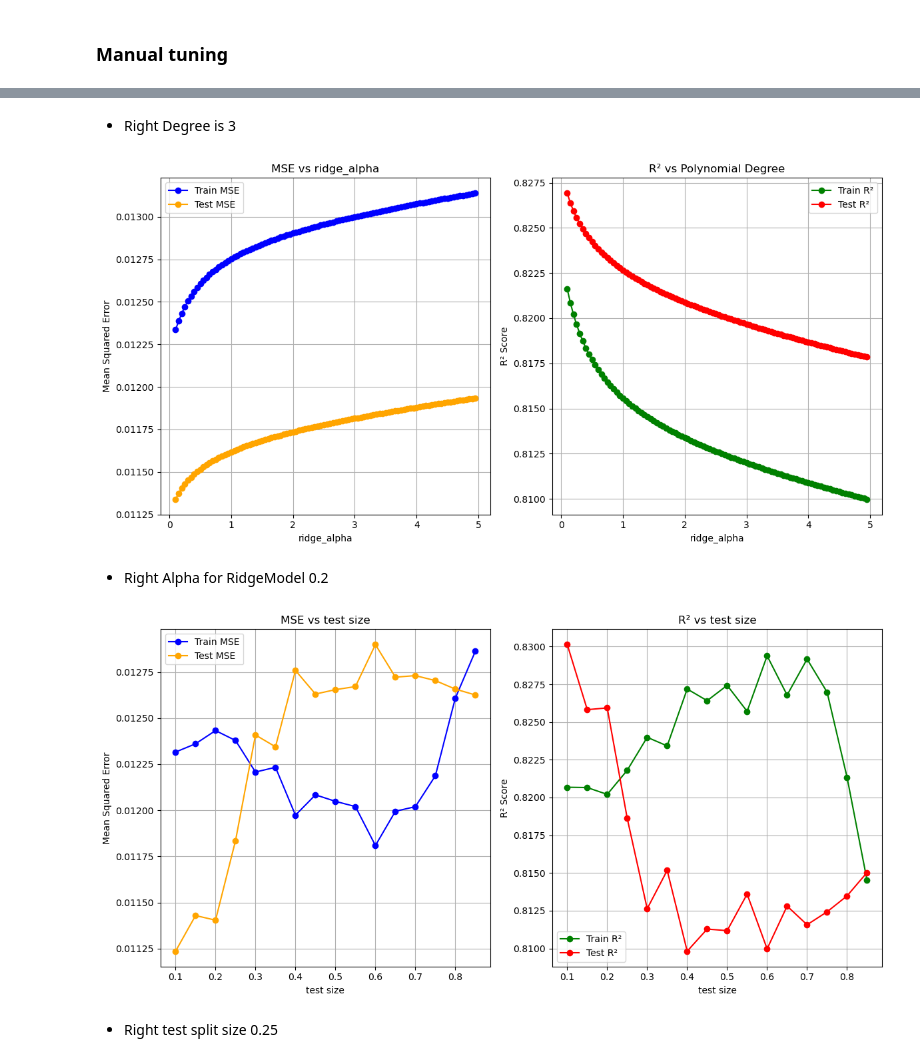
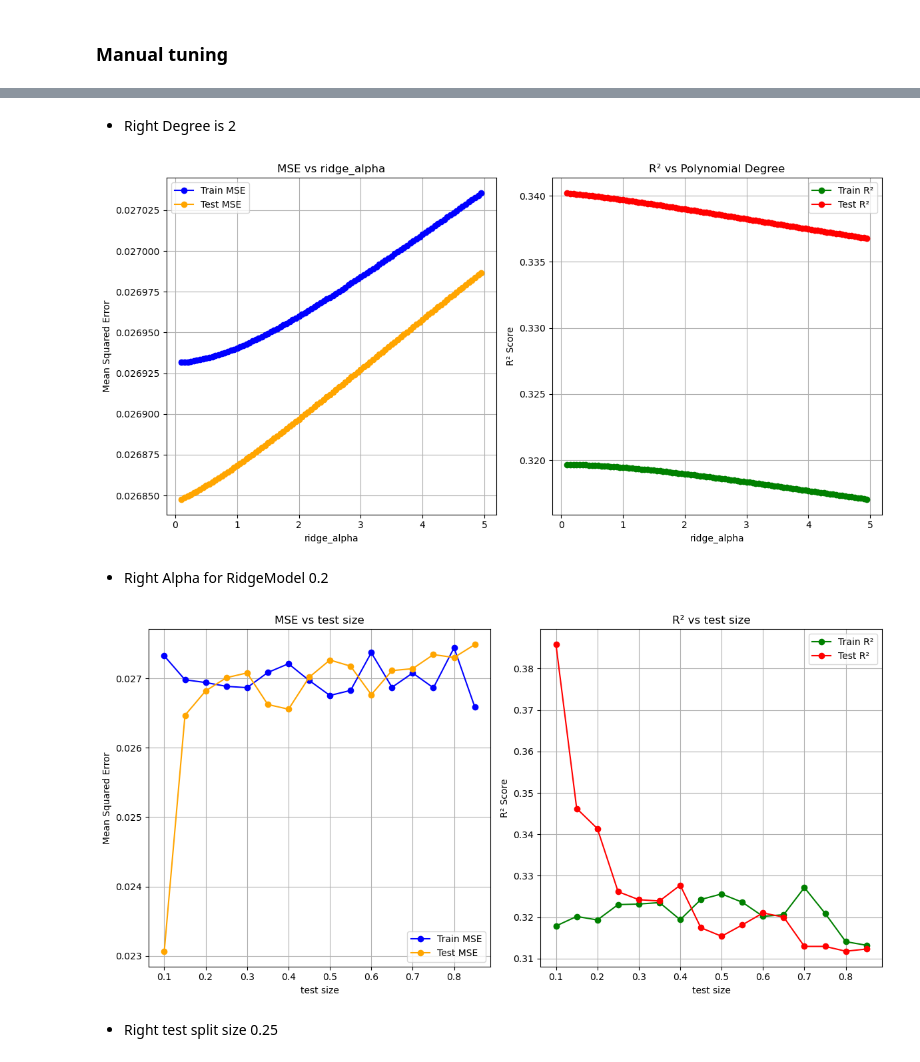
Before and after one commit to aash1999/Commercial-Buildings-Energy-Consumption-Survey, a Jupyter notebook: codes/EDAQ3_Aakash.ipynb, the cells around one changed output, grey strips where cells are left out. Saved outputs shown, nothing was run; the diff lists cells and outputs as text; code cells hidden in the pictures.

```diff
--- a/codes/EDAQ3_Aakash.ipynb
+++ b/codes/EDAQ3_Aakash.ipynb
@@ -389,7 +484,7 @@ def feature_engineering(df, cat_cols, cont_cols, target_colm, poly_degree = 1):
     # print(f"Shape after feature engineering: {df_transformed.shape}")
     return df_transformed
 
-df_transformed = feature_engineering(df_encoded, cat_cols, cont_cols, target_col,2)
+df_transformed = feature_engineering(df_encoded.copy(), cat_cols, cont_cols, target_col,2)
 # %%
 import pandas as pd
 import numpy as np
@@ -474,7 +569,7 @@ def remove_duplicate_columns(df):
     return df_no_name_duplicates
 
 # Apply the updated function
-df_transformed = remove_duplicate_columns(df_transformed)
+df_transformed = remove_duplicate_columns(df_encoded)
 # %%
 significant_features = list(set(significant_features))
 l = significant_features + [target_col]
@@ -573,0 +742,39 @@ X_train, X_test, y_train, y_test = train_test_split(
+# %%
+import pandas as pd
+import numpy as np
+import statsmodels.api as sm
+from sklearn.model_selection import train_test_split
+from sklearn.metrics import mean_squared_error, r2_score
+
+
+# Add an intercept to the model
+X_train_sm = sm.add_constant(X_train)
+X_test_sm = sm.add_constant(X_test)
+
+# Fit the GLM
+glm = sm.GLM(y_train, X_train_sm, family=sm.families.Gaussian())
+glm_results = glm.fit()
+
+# Model summary
+print(glm_results.summary())
+
+# Predictions
+y_pred = glm_results.predict(X_test_sm)
+
+# Evaluation
+mse = mean_squared_error(y_test, y_pred)
+r2 = r2_score(y_test, y_pred)
+
+print(f"Mean Squared Error: {mse:.4f}")
+print(f"R-squared Score: {r2:.4f}")
+
+# Scatter plot of predictions vs actual
+import matplotlib.pyplot as plt
+
+plt.scatter(y_test, y_pred, alpha=0.7)
+plt.plot([y_test.min(), y_test.max()], [y_test.min(), y_test.max()], 'r--', lw=2)  # Line of perfect prediction
+
+plt.xlabel("Actual Values")
+plt.ylabel("Predicted Values")
+plt.title("Actual vs Predicted (GLM)")
+plt.show()
@@ -892,5 +1118,5 @@ plt.show()
 # %% [markdown]
-- Right Degree is 3
+- Right Degree is 2
 # %%
 import matplotlib.pyplot as plt
 
@@ -905,7 +1131,7 @@ ridge_alpha = np.arange(0.1, 5, 0.05)
 
 for alpha in ridge_alpha:
     # Generate polynomial features of the current degree
-    df_transformed = feature_engineering(df_encoded, cat_cols, cont_cols, target_col, poly_degree=3)
+    df_transformed = feature_engineering(df_encoded, cat_cols, cont_cols, target_col, poly_degree=2)
 
     # Identify significant features using OLS
     significant_features = run_ols(df_transformed, target_col, False)
@@ -927,34 +1153,34 @@ for alpha in ridge_alpha:
     mse_test_results.append(mse_test)
     r2_train_results.append(r2_train)
     r2_test_results.append(r2_test)
 
 # Plot MSE and R² for training and testing sets
 plt.figure(figsize=(12, 6))
 
 # Plot MSE
 plt.subplot(1, 2, 1)
 plt.plot(ridge_alpha, mse_train_results, marker='o', label='Train MSE', color='blue')
 plt.plot(ridge_alpha, mse_test_results, marker='o', label='Test MSE', color='orange')
 plt.title('MSE vs ridge_alpha')
 plt.xlabel('ridge_alpha')
 plt.ylabel('Mean Squared Error')
 plt.legend()
 plt.grid()
 
 # Plot R²
 plt.subplot(1, 2, 2)
 plt.plot(ridge_alpha, r2_train_results, marker='o', label='Train R²', color='green')
 plt.plot(ridge_alpha, r2_test_results, marker='o', label='Test R²', color='red')
 plt.title('R² vs Polynomial Degree')
 plt.xlabel('ridge_alpha')
 plt.ylabel('R² Score')
 plt.legend()
 plt.grid()
 
 plt.tight_layout()
 plt.show()
 # %% [output]
-[figure, old version]
+[figure, new version]
 # %% [markdown]
 - Right Alpha for RidgeModel 0.2
 # %%
@@ -971,7 +1197,7 @@ test_split = np.arange(0.1, 0.9, 0.05)
 
 for t_ in test_split:
     # Generate polynomial features of the current degree
-    df_transformed = feature_engineering(df_encoded, cat_cols, cont_cols, target_col, poly_degree=3)
+    df_transformed = feature_engineering(df_encoded, cat_cols, cont_cols, target_col, poly_degree=2)
 
     # Identify significant features using OLS
     significant_features = run_ols(df_transformed, target_col, False)
@@ -1020,7 +1246,7 @@ plt.grid()
 plt.tight_layout()
 plt.show()
 # %% [output]
-[figure, old version]
+[figure, new version]
 # %% [markdown]
 - Right test split size 0.25
 # %%
```
Also changed, not shown: parts of 33 cells of this notebook, 13 other files.
